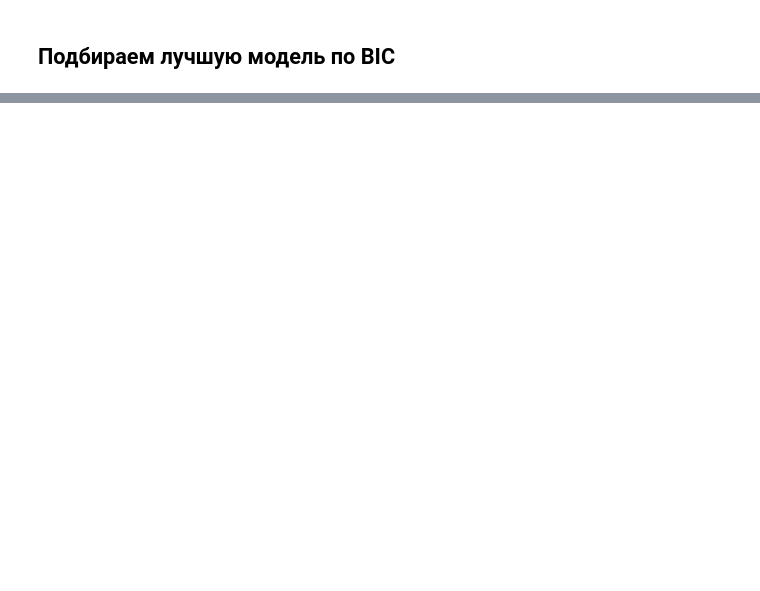
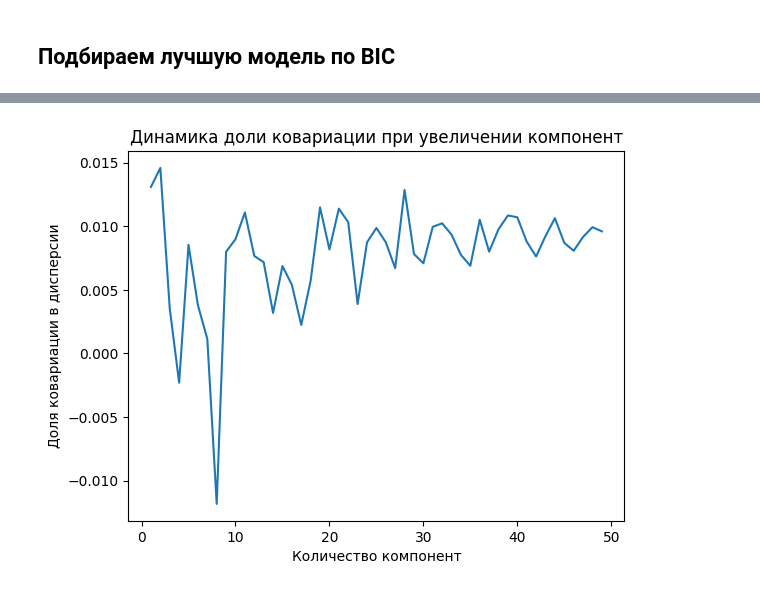
Before and after one commit to AnfimovAleksandr/mag_diploma, a Jupyter notebook: Двумерная_смесь.ipynb, the cells around one changed output, grey strips where cells are left out. Cells and saved outputs as stored; diff of their text form; code cells hidden in the pictures; blank space fills up the shorter version.

```diff
--- a/Двумерная_смесь.ipynb
+++ b/Двумерная_смесь.ipynb
@@ -318,0 +397,8 @@ for n_components in n_components_range:
+# %%
+plt.title('Динамика доли ковариации при увеличении компонент')
+plt.xlabel('Количество компонент')
+plt.ylabel('Доля ковариации в дисперсии')
+plt.plot(n_components_range, COVS[:, 0])
+plt.show()
+# %% [output]
+[figure, added]
```
Also changed, not shown: parts of 15 cells of this notebook, 1 other file.
